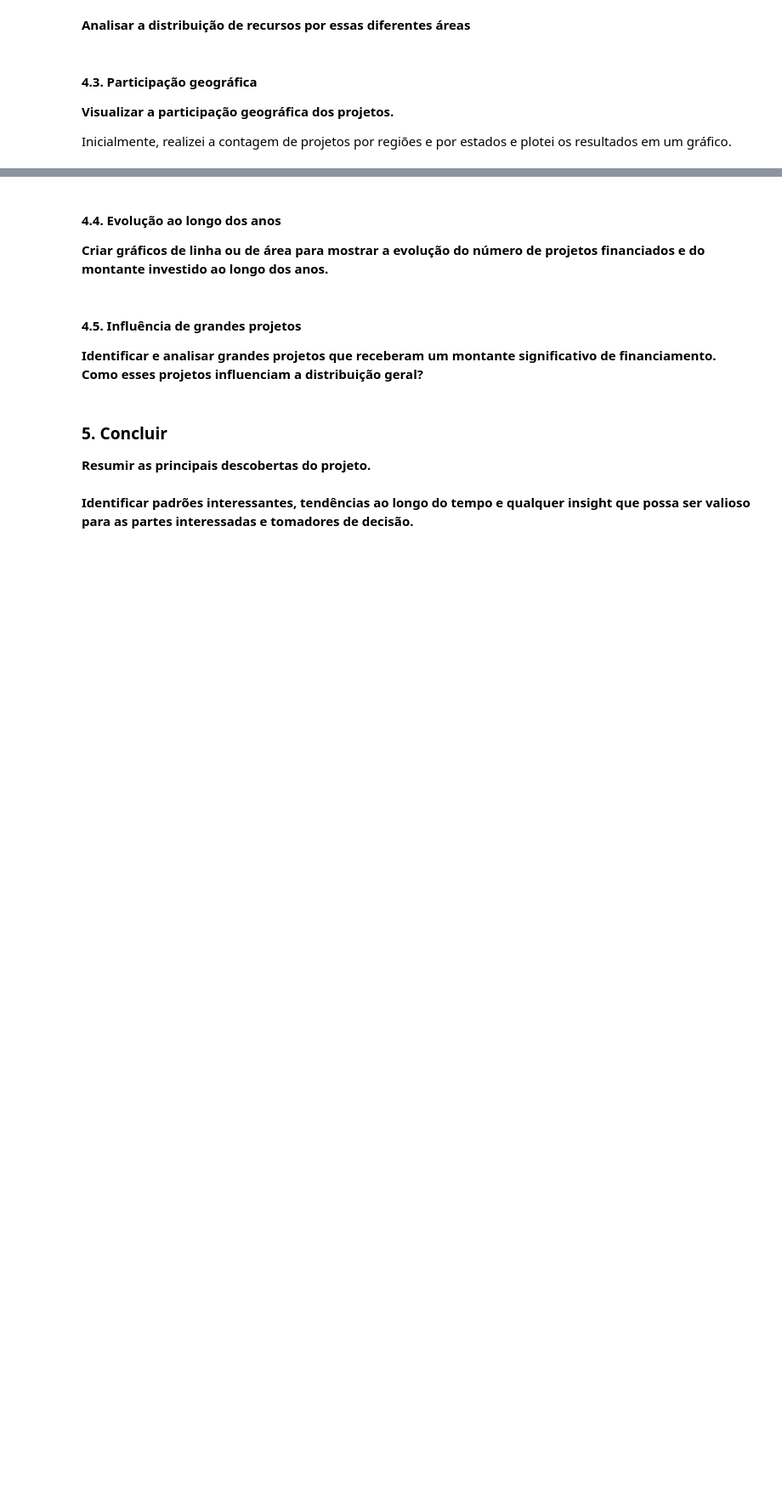
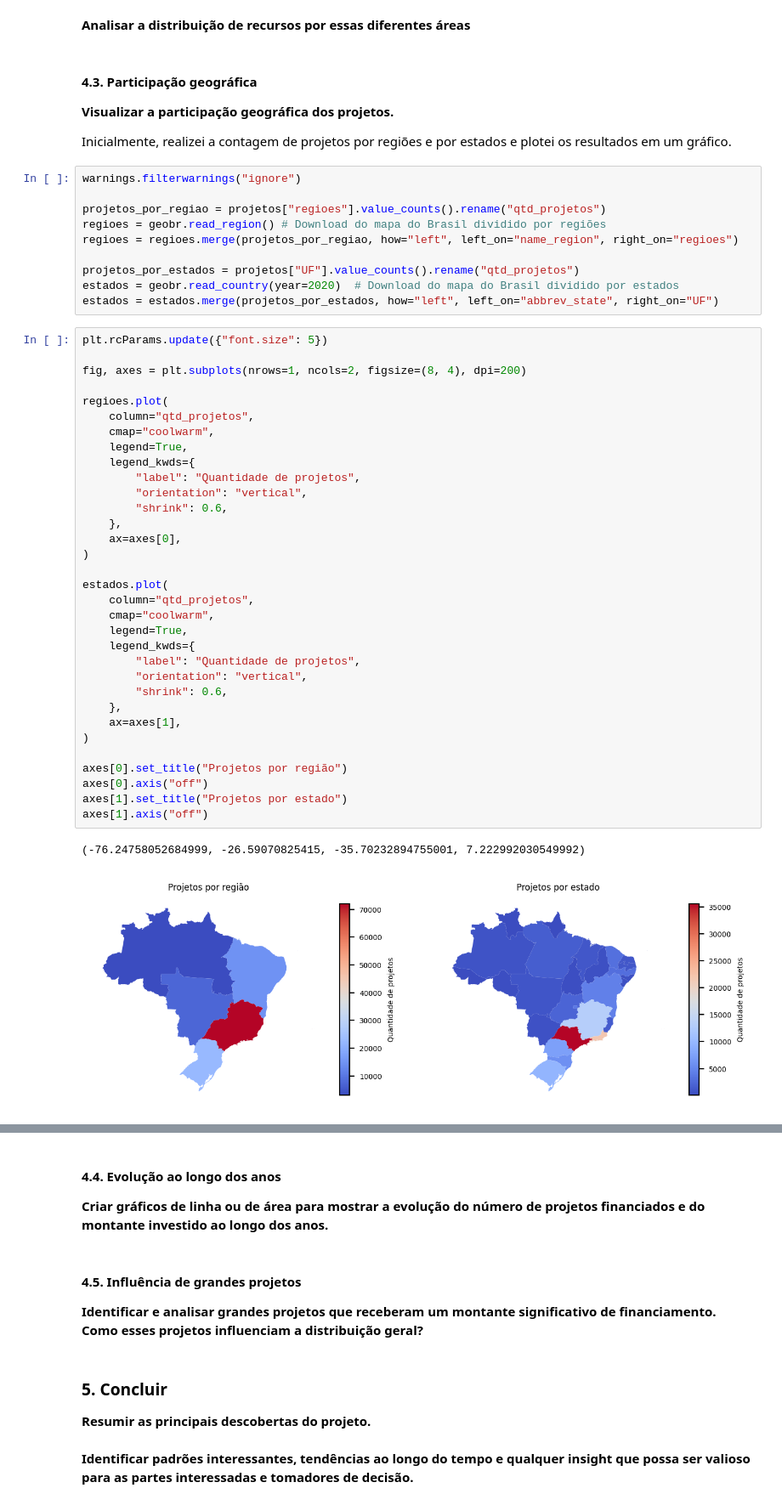
Before and after one commit to lorenaaxbastos/santander-coders-projects, a Jupyter notebook: Unit 2 - Programming Techniques I (PY)/Projeto EDA - Análise do Dataset da Lei Rouanet.ipynb, the cells around one changed output, grey strips where cells are left out. Shown at 85% size. Saved outputs shown, nothing was run; the diff lists cells and outputs as text; blank space fills up the shorter version.

```diff
--- a/Unit 2 - Programming Techniques I (PY)/Projeto EDA - Análise do Dataset da Lei Rouanet.ipynb
+++ b/Unit 2 - Programming Techniques I (PY)/Projeto EDA - Análise do Dataset da Lei Rouanet.ipynb
@@ -179,3 +224,49 @@ Inicialmente, realizei as contagens dos projetos segmentados por áreas.
 **Visualizar a participação geográfica dos projetos.**
 
 Inicialmente, realizei a contagem de projetos por regiões e por estados e plotei os resultados em um gráfico.
+# %%
+warnings.filterwarnings("ignore")
+
+projetos_por_regiao = projetos["regioes"].value_counts().rename("qtd_projetos")
+regioes = geobr.read_region() # Download do mapa do Brasil dividido por regiões
+regioes = regioes.merge(projetos_por_regiao, how="left", left_on="name_region", right_on="regioes")
+
+projetos_por_estados = projetos["UF"].value_counts().rename("qtd_projetos")
+estados = geobr.read_country(year=2020)  # Download do mapa do Brasil dividido por estados
+estados = estados.merge(projetos_por_estados, how="left", left_on="abbrev_state", right_on="UF")
+# %%
+plt.rcParams.update({"font.size": 5})
+
+fig, axes = plt.subplots(nrows=1, ncols=2, figsize=(8, 4), dpi=200)
+
+regioes.plot(
+    column="qtd_projetos",
+    cmap="coolwarm",
+    legend=True,
+    legend_kwds={
+        "label": "Quantidade de projetos",
+        "orientation": "vertical",
+        "shrink": 0.6,
+    },
+    ax=axes[0],
+)
+
+estados.plot(
+    column="qtd_projetos",
+    cmap="coolwarm",
+    legend=True,
+    legend_kwds={
+        "label": "Quantidade de projetos",
+        "orientation": "vertical",
+        "shrink": 0.6,
+    },
+    ax=axes[1],
+)
+
+axes[0].set_title("Projetos por região")
+axes[0].axis("off")
+axes[1].set_title("Projetos por estado")
+axes[1].axis("off")
+# %% [output]
+(-76.24758052684999, -26.59070825415, -35.70232894755001, 7.222992030549992)
+[figure, added]
```
Also changed, not shown: parts of 4 cells of this notebook.
